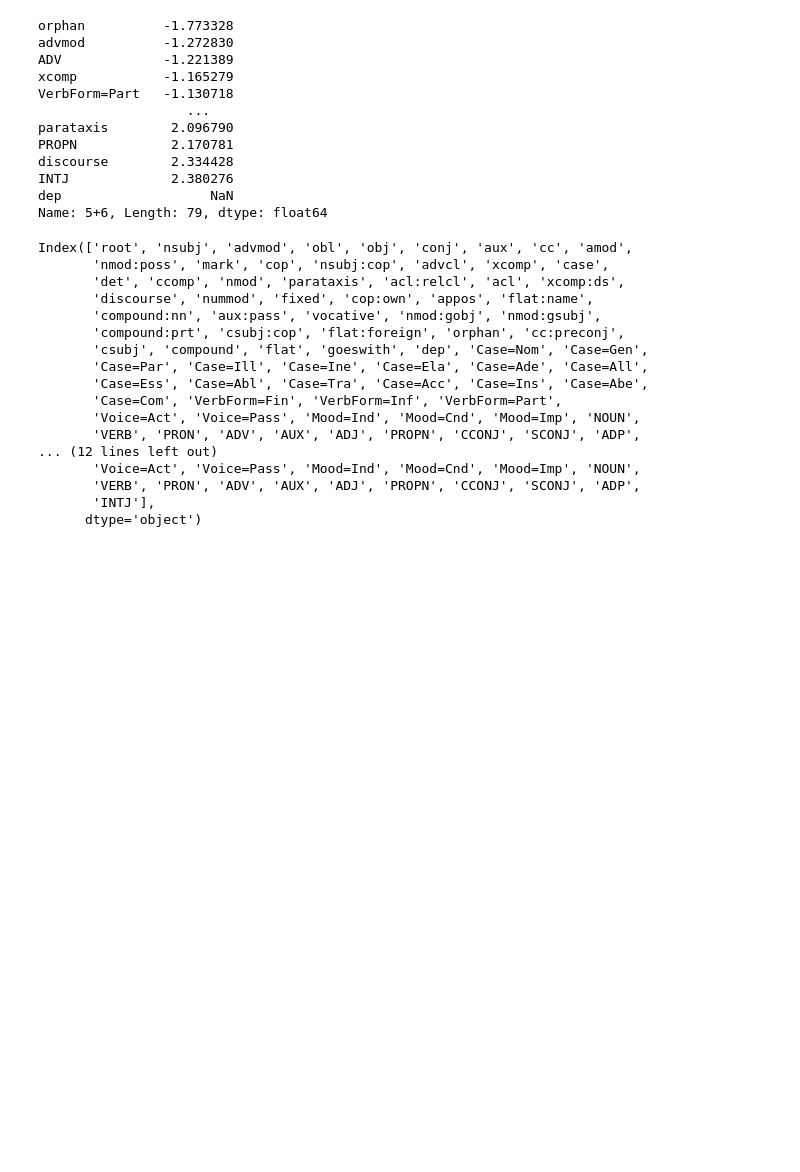
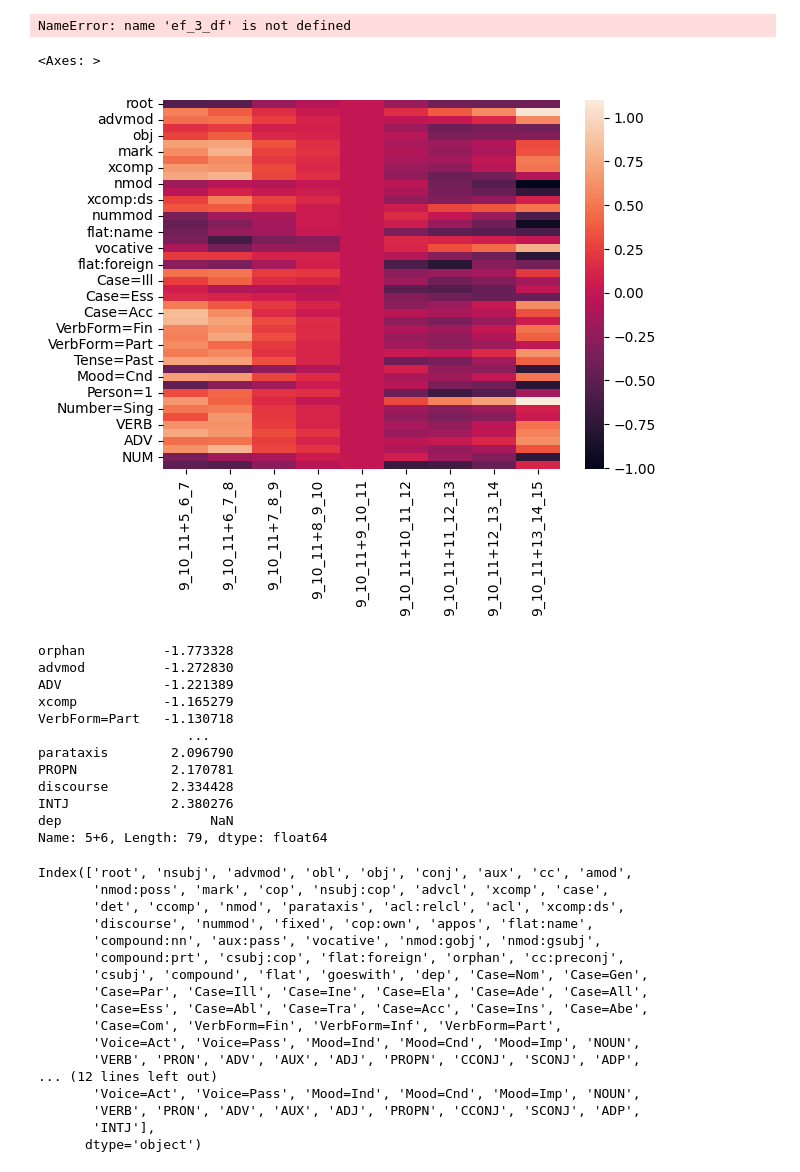
Before and after one commit to TurkuNLP/FCBLex-pipeline, a Jupyter notebook: KFA_new_age_labeling.ipynb, the cells around one changed output. Saved outputs shown, nothing was run; the diff lists cells and outputs as text; code cells hidden in the pictures; blank space fills up the shorter version.

```diff
--- a/KFA_new_age_labeling.ipynb
+++ b/KFA_new_age_labeling.ipynb
@@ -91,0 +112,9 @@ sns.heatmap(ef_3_df[sub_columns(ef_3_df.columns, '11')])
+# %%
+import numpy as np
+import math
+
+
+non_important = {}
+for feat in ALL_FEATS:
+    y = ef_3_df.loc[feat].values
+    non_important[feat] = np.count_nonzero(abs(y) > 0.4)
@@ -92 +142,15 @@ sns.heatmap(ef_3_df[sub_columns(ef_3_df.columns, '11')])
+# %%
+testing_df = ef_3_df.copy()
+print(len(testing_df))
+remove = [key for key in non_important if non_important[key] < 20]
+print(remove)
+testing_df_edited = testing_df.drop(remove)
+print(len(testing_df_edited))
+# %% [output]
+NameError: name 'ef_3_df' is not defined
+# %%
+sns.heatmap(testing_df_edited[sub_columns(ef_3_df.columns, '9')])
+# %% [output]
+<Axes: >
+[figure, added]
 # %%
```
Also changed, not shown: parts of 11 cells of this notebook, 3 other files.
